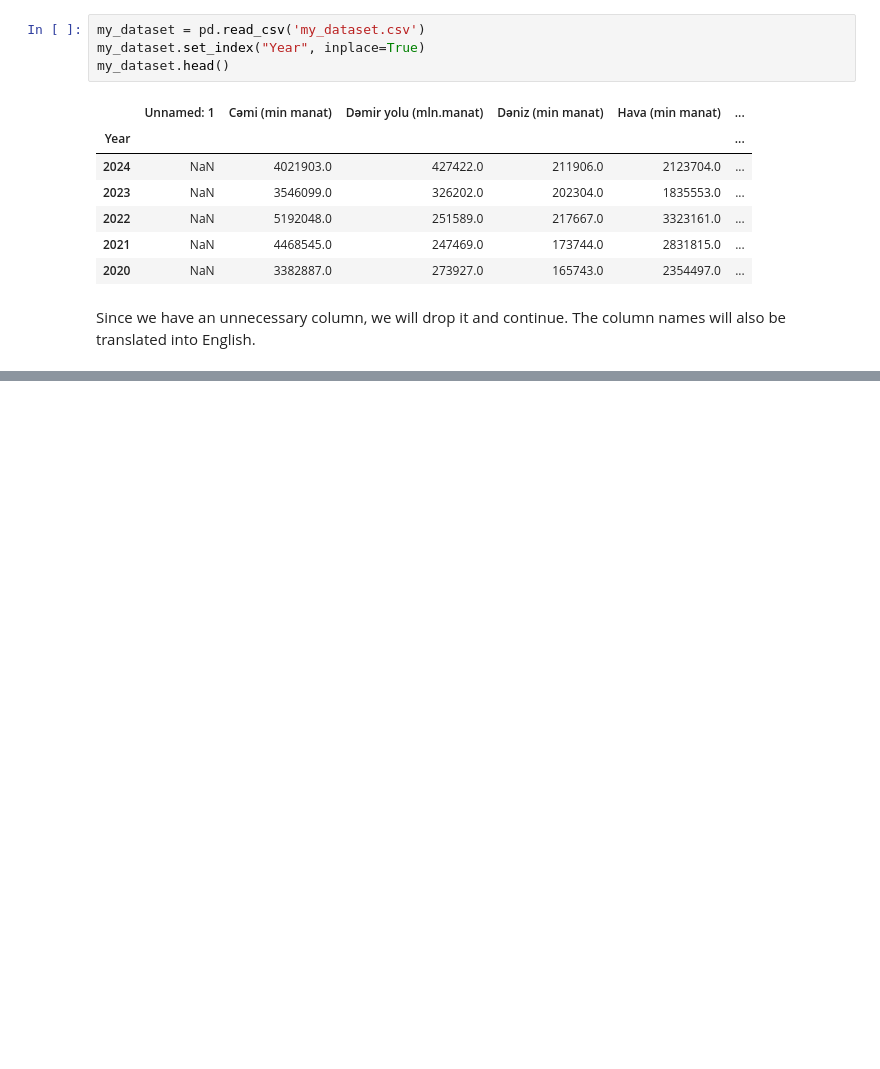
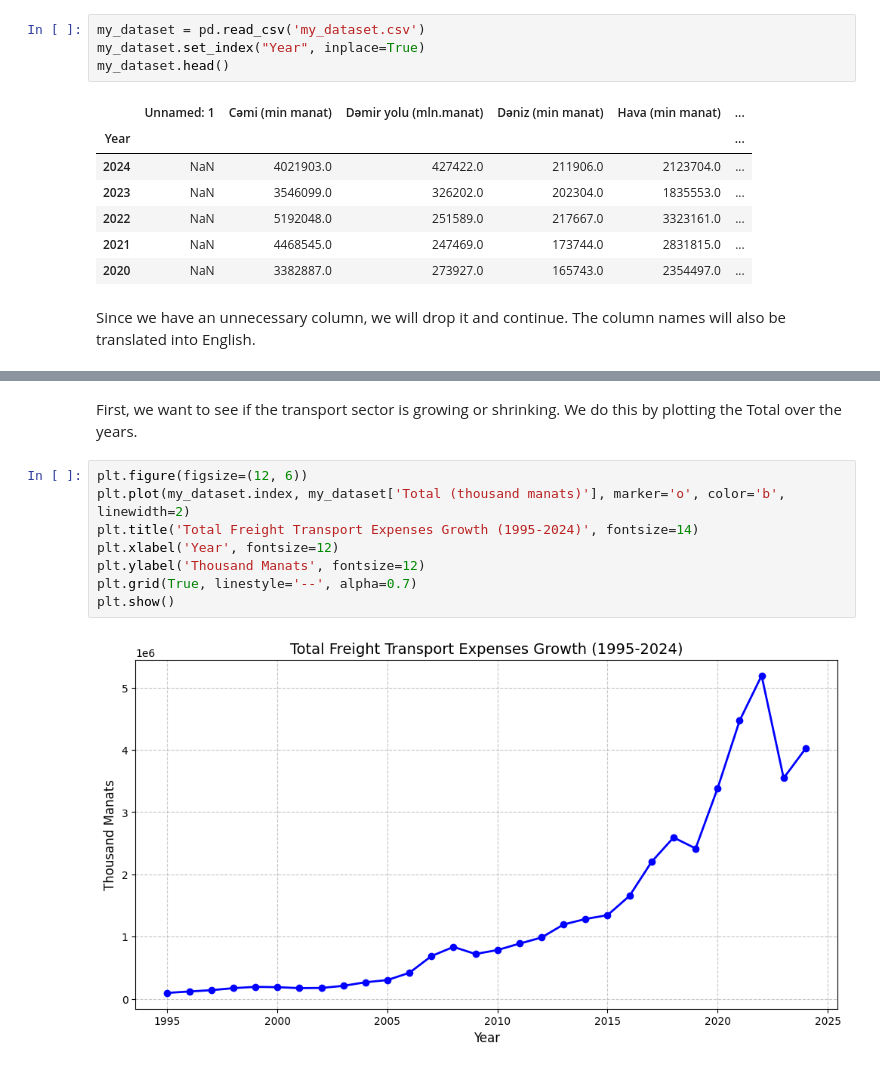
Before and after one commit to Faig-TYBV/holbertonschool-dataset_competition, a Jupyter notebook: Analysis.ipynb, the cells around one changed output, grey strips where cells are left out. Saved outputs shown, nothing was run; the diff lists cells and outputs as text; blank space fills up the shorter version.

```diff
--- a/Analysis.ipynb
+++ b/Analysis.ipynb
@@ -45,0 +72,12 @@ my_dataset.head(10)
+# %% [markdown]
+First, we want to see if the transport sector is growing or shrinking. We do this by plotting the Total over the years.
+# %%
+plt.figure(figsize=(12, 6))
+plt.plot(my_dataset.index, my_dataset['Total (thousand manats)'], marker='o', color='b', linewidth=2)
+plt.title('Total Freight Transport Expenses Growth (1995-2024)', fontsize=14)
+plt.xlabel('Year', fontsize=12)
+plt.ylabel('Thousand Manats', fontsize=12)
+plt.grid(True, linestyle='--', alpha=0.7)
+plt.show()
+# %% [output]
+[figure, added]
```
Also changed, not shown: parts of 10 cells of this notebook.
